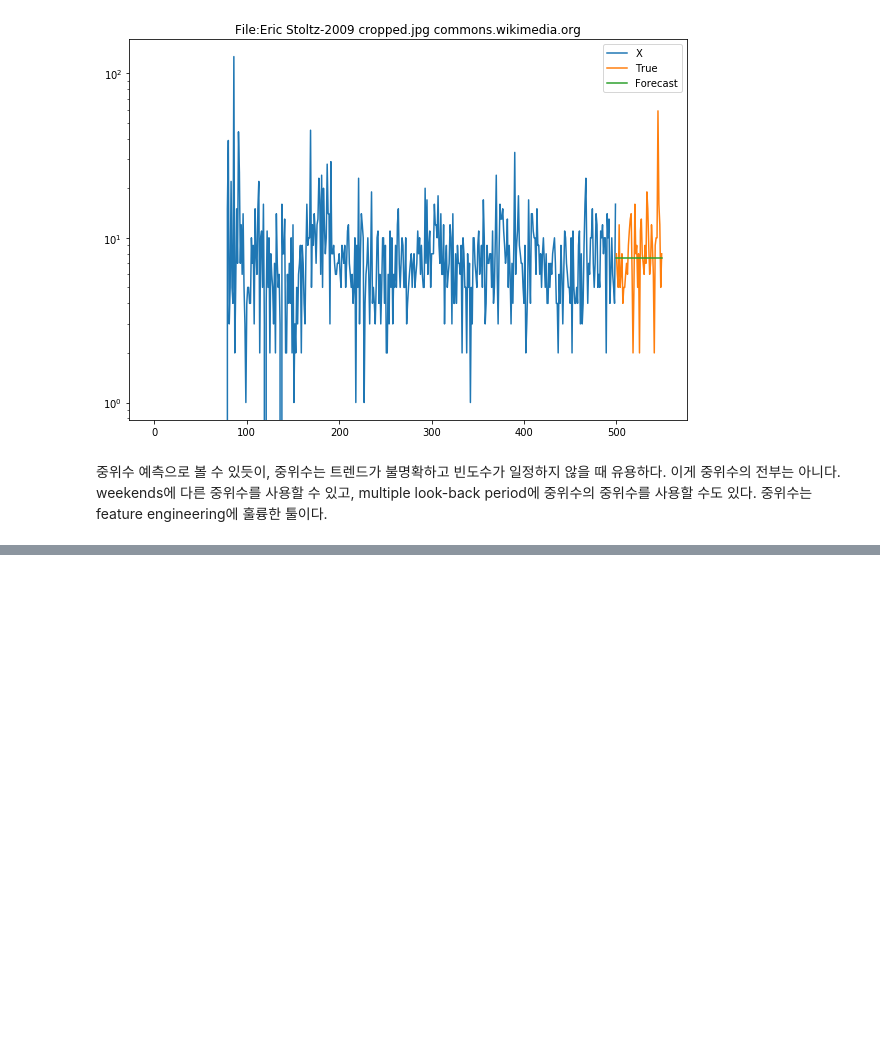
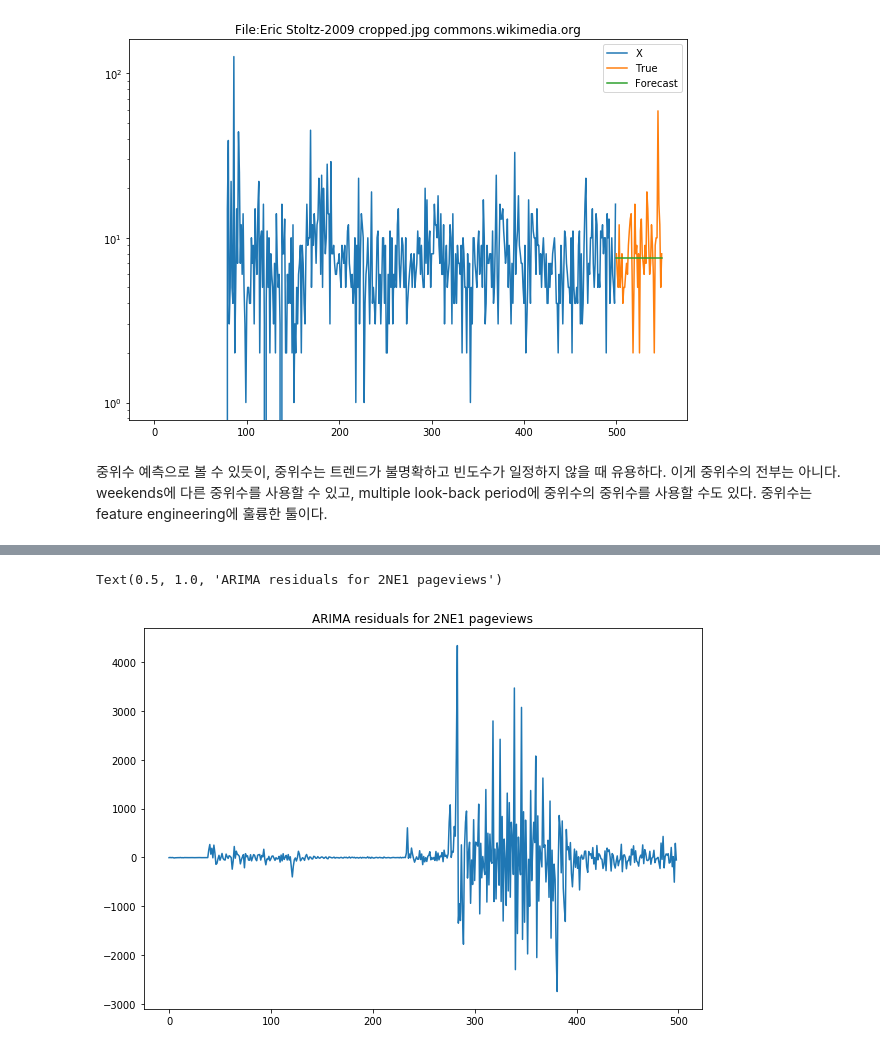
Before and after one commit to werellel/ML-for-Finance, a Jupyter notebook: understanding_time_series.ipynb, the cells around one changed output, grey strips where cells are left out. Drawn from its saved outputs; the diff is of its cells as text; code cells hidden in the pictures; blank space fills up the shorter version.

Commit message:
'ARIMA'

```diff
--- a/understanding_time_series.ipynb
+++ b/understanding_time_series.ipynb
@@ -436,0 +450,4 @@ gi
+# %%
+model = ARIMA(X_train[0], order=(5,1,5))
+# %%
+model = model.fit()
@@ -436,0 +489,10 @@ gi
+# %%
+fig, ax = plt.subplots(figsize=(10, 7))
+idx = 0
+residuals = pd.DataFrame(model.resid)
+ax.plot(residuals)
+
+plt.title('ARIMA residuals for 2NE1 pageviews')
+# %% [output]
+Text(0.5, 1.0, 'ARIMA residuals for 2NE1 pageviews')
+[figure, added]
```
Also changed, not shown: parts of 12 cells of this notebook.
